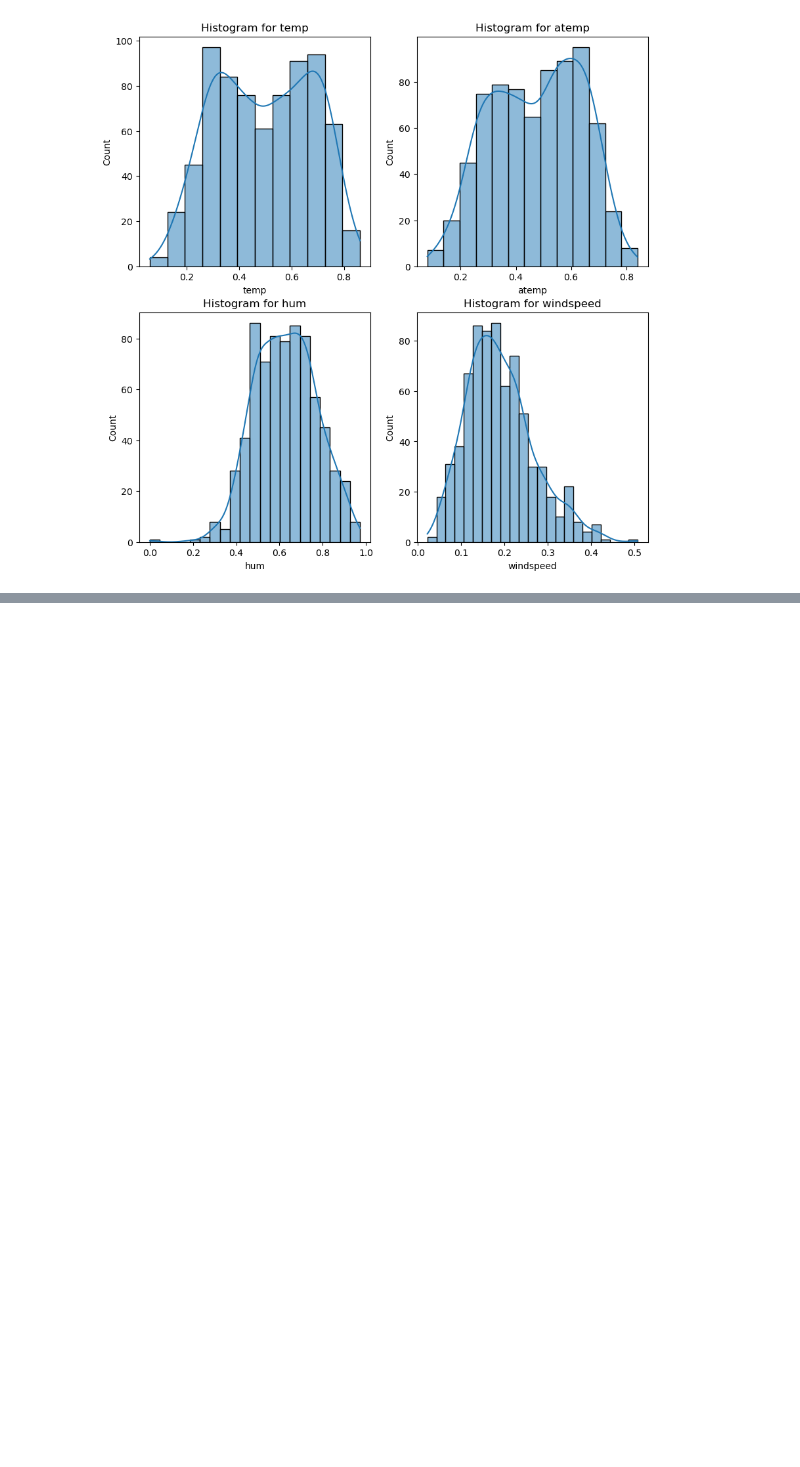
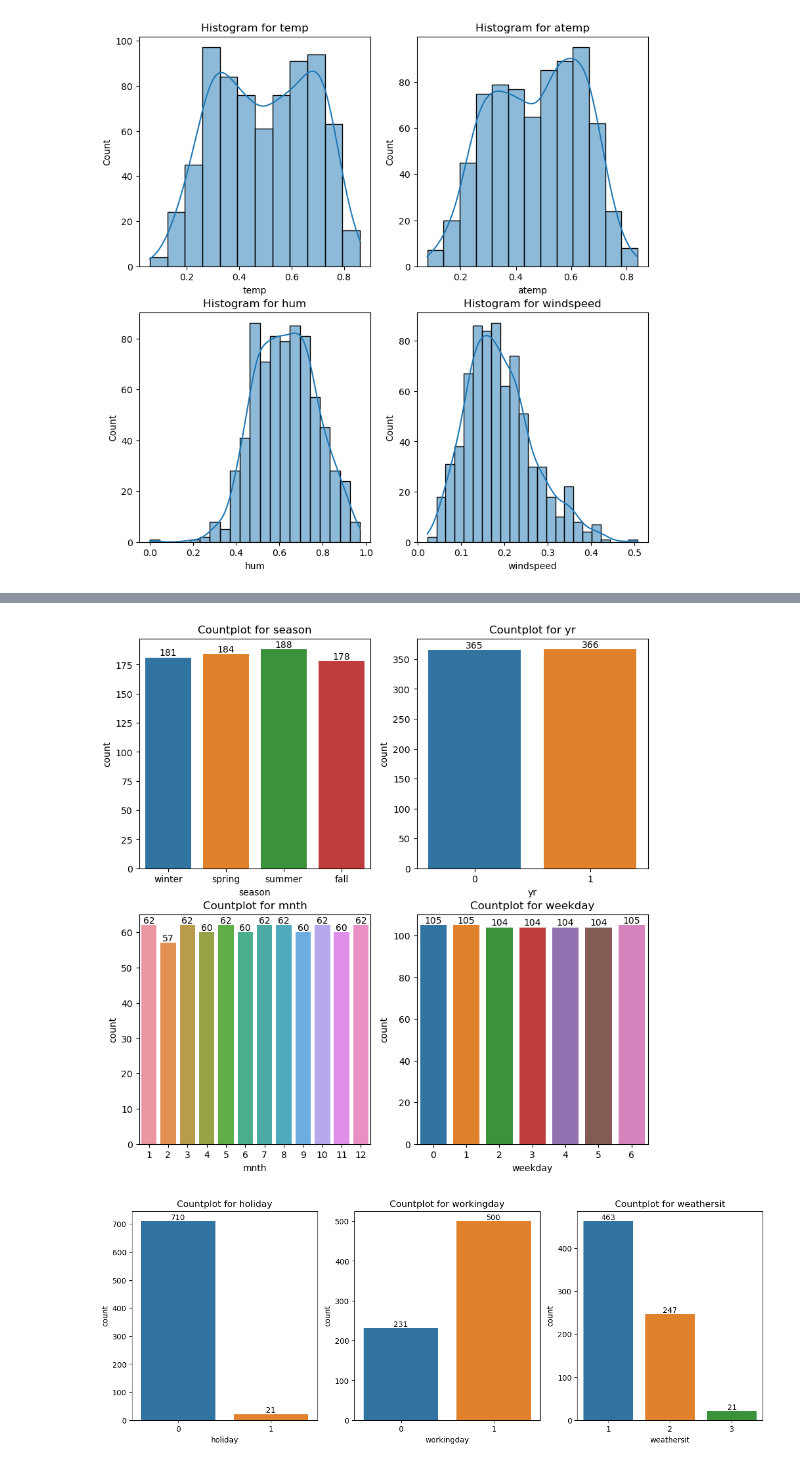
Before and after one commit to ania293/Multiple_Linear_Regression_Bike_Sharing, a Jupyter notebook: bike_sharing.ipynb, the cells around one changed output, grey strips where cells are left out. Cells and saved outputs as stored; diff of their text form; code cells hidden in the pictures; blank space fills up the shorter version.

```diff
--- a/bike_sharing.ipynb
+++ b/bike_sharing.ipynb
@@ -132,7 +132,11 @@ bike_daily.sample(5)
 # assigment of features variable and the target
 numeric_features = ['temp', 'atemp', 'hum', 'windspeed']
 categorical_features = ['season','yr', 'mnth','holiday','weekday','workingday','weathersit']
+target_3 = ['cnt', 'casual', 'registered']
 target = 'cnt'
+
+# assign season names instead of numbers
+bike_daily['season'] = bike_daily['season'].map({1: 'winter', 2: 'spring', 3: 'summer', 4: 'fall'})
 # %% [markdown]
 ## Exploratory Data Analysis (EDA)
 
@@ -167,0 +174,18 @@ plt.show()
+# %%
+# countplot for the categorical columns
+fig, axs = plt.subplots(2,2, figsize=(10, 10))
+for f, ax in zip((categorical_features[ind] for ind in [0,1,2,4]), axs.flat):
+    sns.countplot(data=bike_daily, x=f, ax=ax)
+    ax.bar_label(ax.containers[0])
+    ax.set_title(f"Countplot for {f}")
+plt.show()
+
+fig, axs = plt.subplots(1,3, figsize=(15, 5))
+for f, ax in zip((categorical_features[ind] for ind in [3,5,6]), axs.flat):
+    sns.countplot(data=bike_daily, x=f, ax=ax)
+    ax.bar_label(ax.containers[0])
+    ax.set_title(f"Countplot for {f}")
+plt.show()
+# %% [output]
+[figure, added]
+[figure, added]
```
Also changed, not shown: parts of 21 cells of this notebook.
